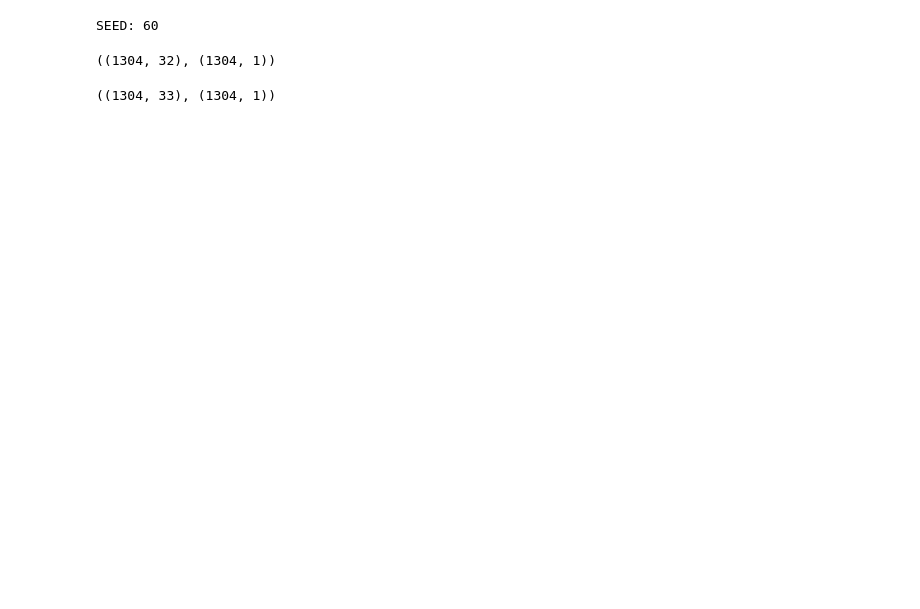
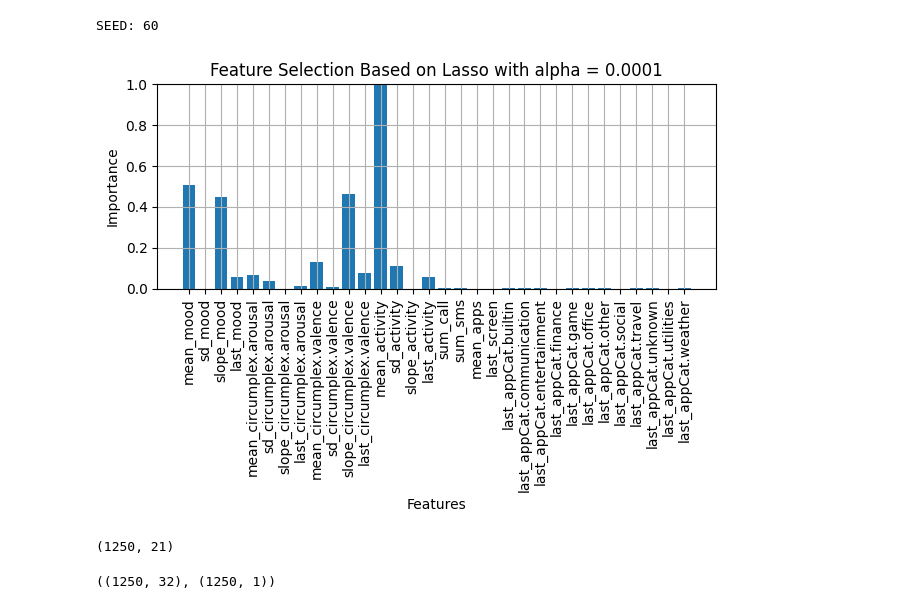
Before and after one commit to kaapthijs/DMT-A1, a Jupyter notebook: LSTM_s2label_model.ipynb, the cells around one changed output. Saved outputs shown, nothing was run; the diff lists cells and outputs as text; code cells hidden in the pictures; blank space fills up the shorter version.

```diff
--- a/LSTM_s2label_model.ipynb
+++ b/LSTM_s2label_model.ipynb
@@ -14,16 +14,19 @@ os.chdir('DMT-A1')
 # %%
 import pandas as pd
 import numpy as np
 from feature_engineering import create_features,select_features
 import random
 
 #SEED = np.random.randint(100)
 SEED = 60
 np.random.seed(SEED), random.seed(SEED)
 print(f"SEED: {SEED}")
 #pd.set_option('future.no_silent_downcasting', True)
 dataset = pd.read_csv('./cleaned_dataset.csv')
 # Creating features
-X, y = create_features(dataset,window_size=1)
+X, y = create_features(dataset,window_size=3)
+#Select some of the features
+features = select_features(X, y, SEED)
 # %% [output]
 SEED: 60
+[figure, added]
@@ -30,10 +35,8 @@ SEED: 60
+# %%
+X_features_selected.shape
+# %% [output]
+(1250, 21)
 # %%
 X.shape, y.shape
 # %% [output]
-((1304, 32), (1304, 1))
+((1250, 32), (1250, 1))
-# %%
-X.shape, y.shape
-X['mood_final'] = y
-X.shape, y.shape
-# %% [output]
-((1304, 33), (1304, 1))
```
Also changed, not shown: parts of 29 cells of this notebook, 4 other files.
